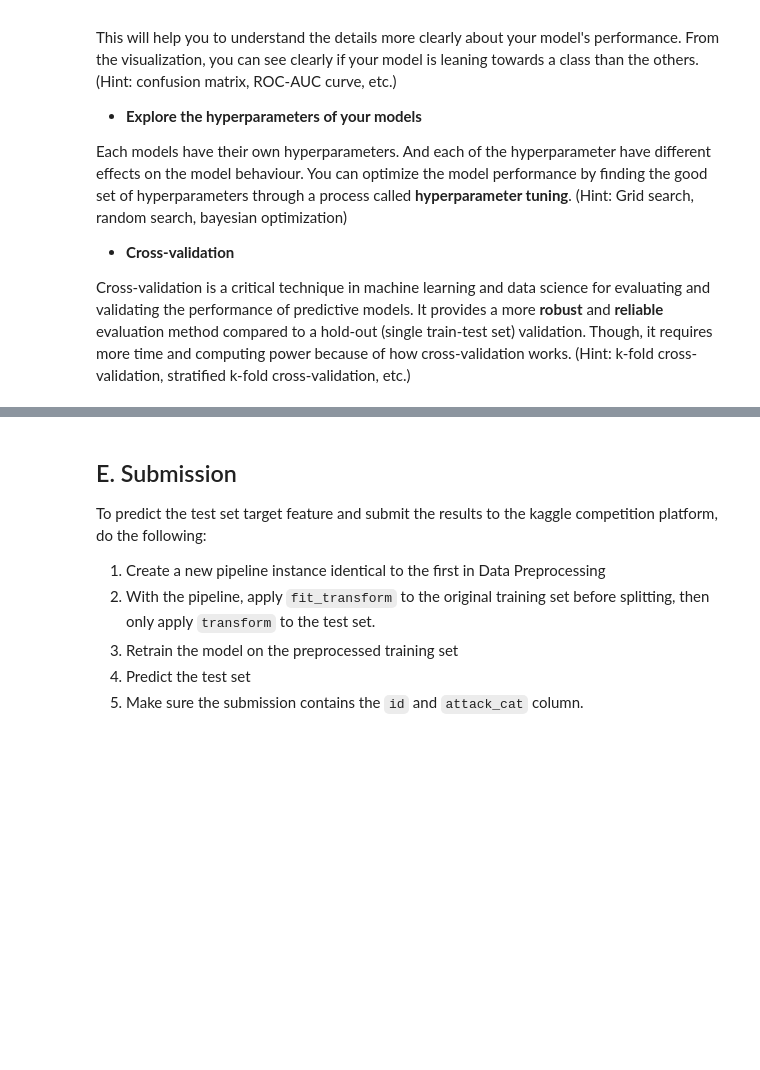
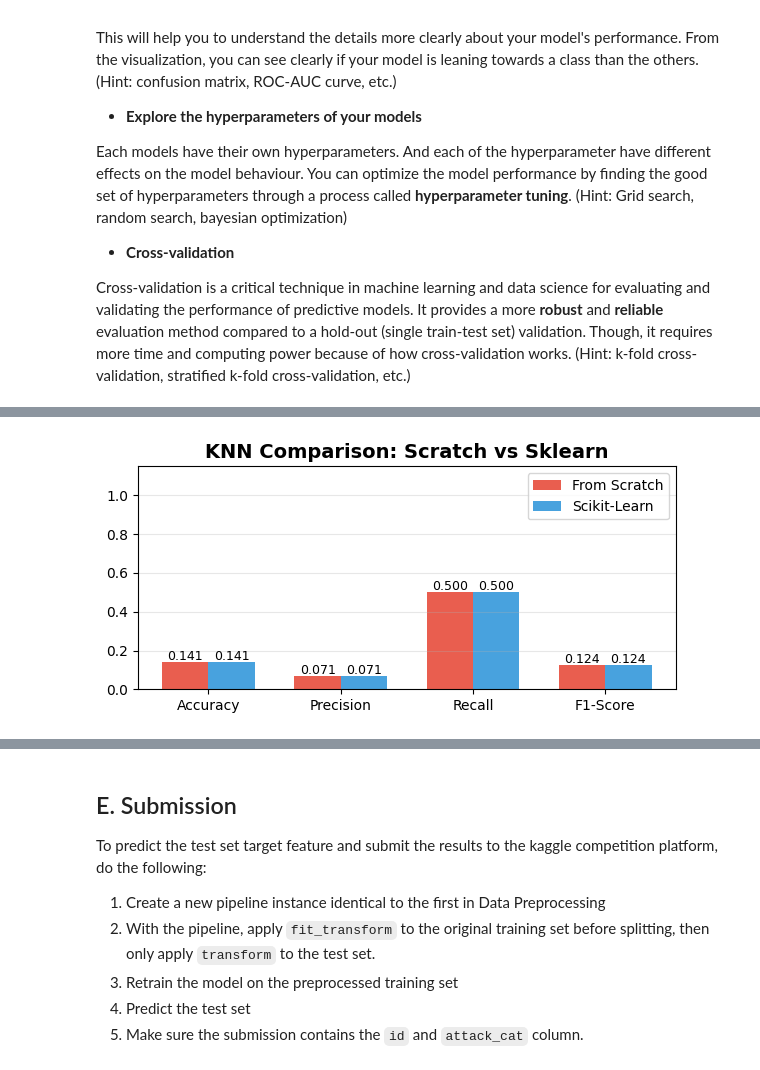
Before and after one commit to StefanyJosefina/IF3070-Tubes2-DIAatauAku, a Jupyter notebook: notebook.ipynb, the cells around one changed output, grey strips where cells are left out. Saved outputs shown, nothing was run; the diff lists cells and outputs as text; code cells hidden in the pictures; blank space fills up the shorter version.

```diff
--- a/notebook.ipynb
+++ b/notebook.ipynb
@@ -1055,0 +1255,98 @@ Cross-validation is a critical technique in machine learning and data science fo
+# %%
+print("\n" + "="*50)
+print("COMPARISON: KNN From Scratch vs Scikit-Learn")
+print("="*50)
+
+from sklearn.neighbors import KNeighborsClassifier
+from sklearn.metrics import accuracy_score, precision_score, recall_score, f1_score
+import matplotlib.pyplot as plt
+import pandas as pd
+import numpy as np
+from src.knn import KNN
+
+params_knn = {
+    'n_neighbors': 5,
+    'p': 2
+}
+
+print("Training Scikit-Learn KNN...")
+model_sklearn_knn = KNeighborsClassifier(**params_knn)
+model_sklearn_knn.fit(X_train_res, y_train_res)
+y_pred_sklearn_knn = model_sklearn_knn.predict(X_val_processed)
+
+print("Training From Scratch KNN...")
+model_knn_scratch = KNN(n_neighbors=params_knn['n_neighbors'], p=params_knn['p'])
+model_knn_scratch.fit(X_train_res.values if hasattr(X_train_res, 'values') else X_train_res,
+                      y_train_res.values if hasattr(y_train_res, 'values') else y_train_res)
+
+print("Predicting From Scratch (Lazy Learning)...")
+y_pred_scratch_knn = model_knn_scratch.predict(X_val_processed.values if hasattr(X_val_processed, 'values') else X_val_processed)
+
+def calculate_metrics(y_true, y_pred):
+    return {
+        'Accuracy': accuracy_score(y_true, y_pred),
+        'Precision': precision_score(y_true, y_pred, average='macro', zero_division=0),
+        'Recall':    recall_score(y_true, y_pred, average='macro', zero_division=0),
+        'F1-Score':  f1_score(y_true, y_pred, average='macro', zero_division=0)
+    }
+
+metrics_knn_scratch = calculate_metrics(y_val, y_pred_scratch_knn)
+metrics_knn_sklearn = calculate_metrics(y_val, y_pred_sklearn_knn)
+
+compare_knn_df = pd.DataFrame({
+    'Metric': ['Accuracy', 'Precision', 'Recall', 'F1-Score'],
+    'From Scratch': [
+        metrics_knn_scratch['Accuracy'], metrics_knn_scratch['Precision'],
+        metrics_knn_scratch['Recall'], metrics_knn_scratch['F1-Score']
+    ],
+    'Scikit-Learn': [
+        metrics_knn_sklearn['Accuracy'], metrics_knn_sklearn['Precision'],
+        metrics_knn_sklearn['Recall'], metrics_knn_sklearn['F1-Score']
+    ]
+})
+
+compare_knn_df['Difference'] = abs(compare_knn_df['From Scratch'] - compare_knn_df['Scikit-Learn'])
+
+print("\nVALIDATION SET RESULTS (KNN):")
+try:
+    display(compare_knn_df)
+except NameError:
+    print(compare_knn_df)
+
+fig, ax = plt.subplots(figsize=(6, 3))
+
+metrics_labels = compare_knn_df['Metric']
+x_pos = np.arange(len(metrics_labels))
+width = 0.35
+
+ax.bar(x_pos - width/2, compare_knn_df['From Scratch'], width, label='From Scratch', color='#e74c3c', alpha=0.9)
+ax.bar(x_pos + width/2, compare_knn_df['Scikit-Learn'], width, label='Scikit-Learn', color='#3498db', alpha=0.9)
+
+ax.set_title('KNN Comparison: Scratch vs Sklearn', fontsize=14, fontweight='bold')
+ax.set_xticks(x_pos)
+ax.set_xticklabels(metrics_labels)
+ax.set_ylim([0, 1.15])
+ax.legend()
+ax.grid(axis='y', alpha=0.3)
+
+for i in x_pos:
+    val_sc = compare_knn_df.loc[i, 'From Scratch']
+    val_sk = compare_knn_df.loc[i, 'Scikit-Learn']
+    ax.text(i - width/2, val_sc + 0.01, f'{val_sc:.3f}', ha='center', fontsize=9)
+    ax.text(i + width/2, val_sk + 0.01, f'{val_sk:.3f}', ha='center', fontsize=9)
+
+plt.tight_layout()
+plt.show()
+
+print("\n" + "="*50)
+print("CONCLUSION")
+print("="*50)
+
+avg_diff = compare_knn_df['Difference'].mean()
+print(f"Average Metric Difference: {avg_diff:.4f}")
+
+if avg_diff < 0.05:
+    print("Implementasi KNN from scratch VALID (Mirip dengan Sklearn)!")
+else:
+    print("Masih ada perbedaan performa yang terlihat.")
+# %% [output]
@@ -1055,0 +1366 @@ Cross-validation is a critical technique in machine learning and data science fo
+[figure, added]
```
Also changed, not shown: parts of 13 cells of this notebook, 3 other files.
